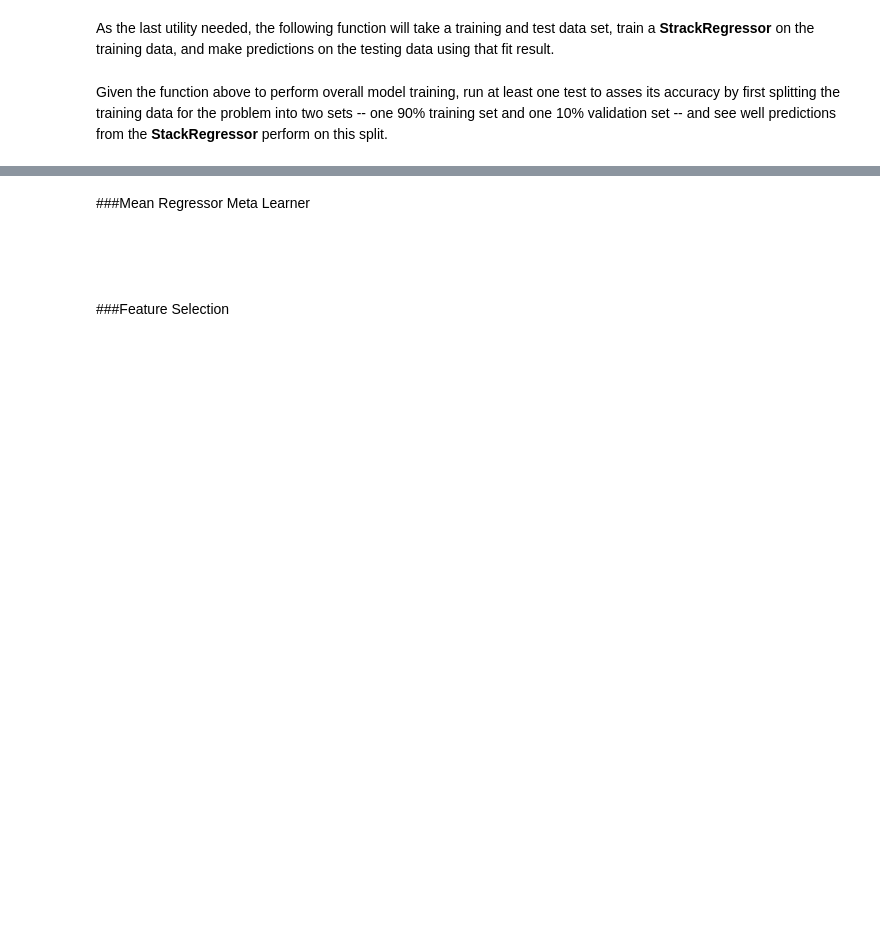
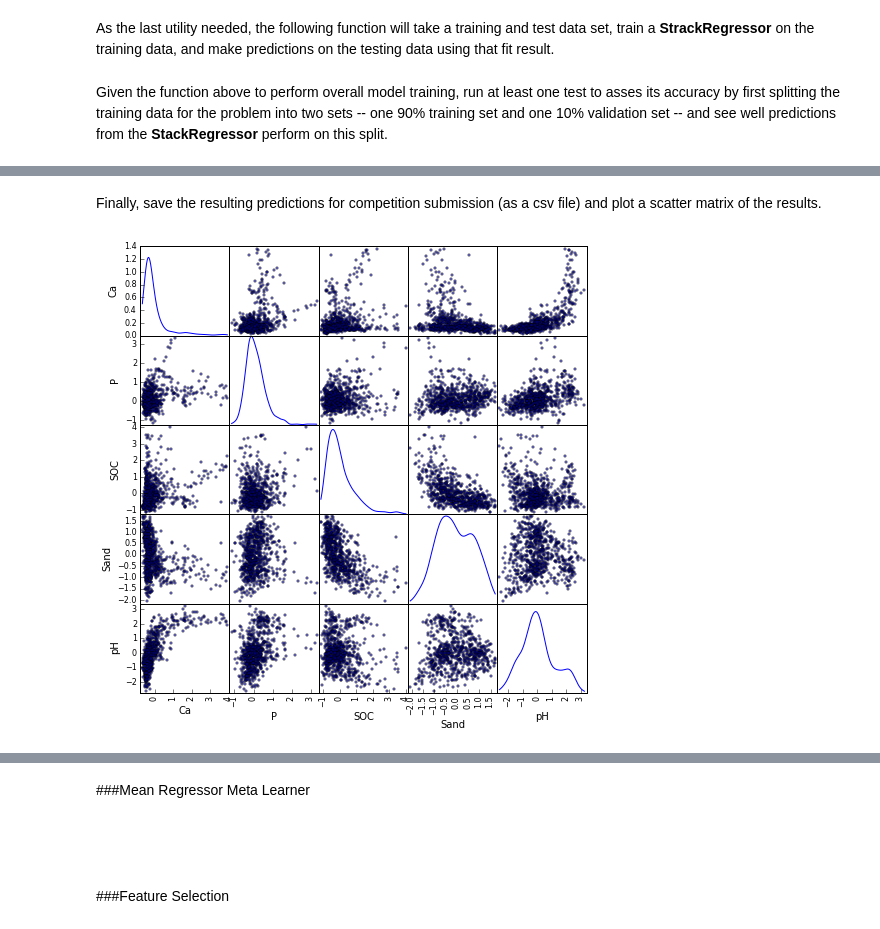
Before and after one commit to eric-czech/portfolio, a Jupyter notebook: demonstrative/python/notebooks/kaggle_soil.ipynb, the cells around one changed output, grey strips where cells are left out. Cells and saved outputs as stored; diff of their text form; code cells hidden in the pictures; blank space fills up the shorter version.

Commit message:
kaggle comp

```diff
--- a/demonstrative/python/notebooks/kaggle_soil.ipynb
+++ b/demonstrative/python/notebooks/kaggle_soil.ipynb
@@ -61,7 +61,7 @@ class Dataset:
     # Feature names not adhering to some prefix + number naming scheme
     _cols_other = ['CTI','ELEV','EVI','LSTD','LSTN','RELI','TMAP','TMFI','Depth']
 
-    def __init__(self, f='/Users/eczech/kaggle/soil/training.csv', sample_rate=.5):
+    def __init__(self, f, sample_rate=.5):
         self.data = pd.io.parsers.read_csv(f)
 
         # Code the sole categorical feature as a binary numeric value
@@ -841,0 +886,14 @@ dtype: float64
+# %%
+# Load complete training and test datasets
+test_dataset = Dataset(sample_rate=1, f='/home/ubuntu/kaggle/soil/data/test.csv')
+
+# Preserve the index of the predictions for the final results
+prediction_index = test_dataset.data.index
+
+# Apply the previously fit PCA transform to the test data
+test_dataset, _ = redux_features(test_dataset, test_dataset.X_IR().columns.tolist(),
+                                    'pc_m', scale=False, pca_transform=pca_transform)
+predictions = {}
+for response in responses:
+    print 'Calculating predictions for response {}'.format(response)
+    predictions[response] = regressors[response].predict(test_dataset.X())
@@ -841,0 +908,20 @@ dtype: float64
+# %% [markdown]
+Finally, save the resulting predictions for competition submission (as a csv file) and plot a scatter matrix of the results.
+# %%
+def save_predictions(predictions, prediction_index):
+    """Save final predictions, after setting the index (i.e. PIDN per record), as a csv file for submission"""
+
+    from pandas.tools.plotting import scatter_matrix
+
+    final_results = pd.DataFrame(predictions)
+    final_results.index = prediction_index
+    final_results.index.name = 'PIDN'
+
+    # Save the "final answer" in a file that can be sent directly to Kaggle, with response predictions in the correct order
+    final_results[['Ca', 'P', 'pH', 'SOC', 'Sand']].to_csv('/home/ubuntu/kaggle/soil/data/results_12.csv', index=True)
+
+    # Plot a scatter matrix of the predictions for comparison to earlier data exploration
+    scatter_matrix(final_results, diagonal='kde', figsize=(8,8))
+save_predictions(predictions, prediction_index)
+# %% [output]
+[figure, added]
```
Also changed, not shown: parts of 12 cells of this notebook.
